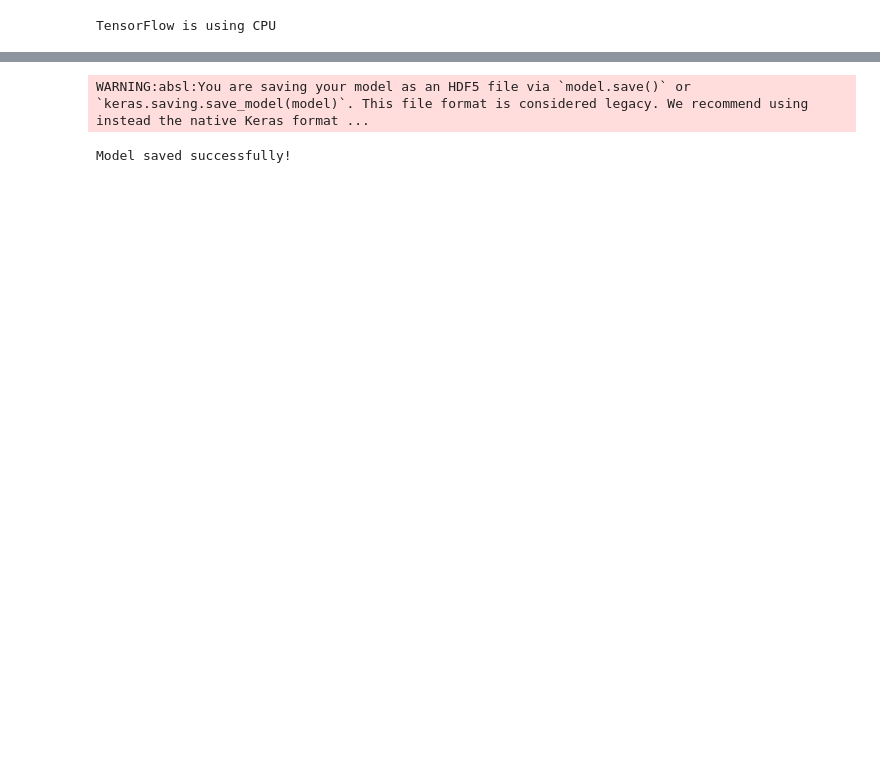
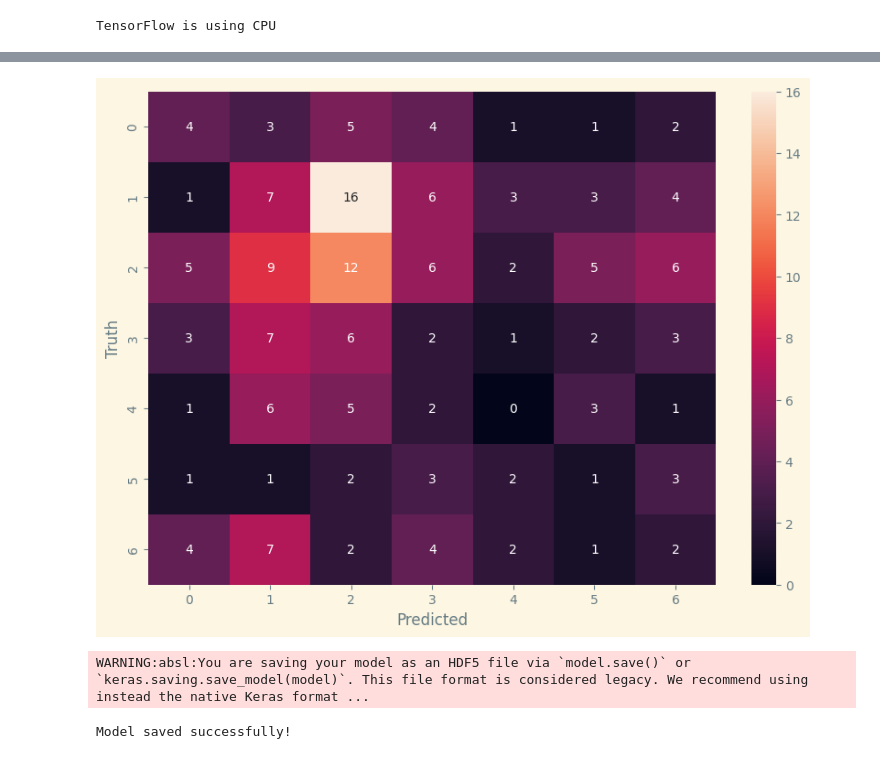
Before and after one commit to seanima9/GestureTracker, a Jupyter notebook: notebooks/model_training.ipynb, the cells around one changed output, grey strips where cells are left out. Saved outputs shown, nothing was run; the diff lists cells and outputs as text; code cells hidden in the pictures; blank space fills up the shorter version.

```diff
--- a/notebooks/model_training.ipynb
+++ b/notebooks/model_training.ipynb
@@ -40,9 +51,9 @@ test_dataset = create_and_prepare_dataset(TEST_DATA_DIR, BATCH_SIZE)
 def build_model():
     model = tf.keras.Sequential([
         tf.keras.layers.Input(shape=(63,)),
+        tf.keras.layers.Dense(128, activation='relu'),
         tf.keras.layers.Dense(1024, activation='relu'),
-        tf.keras.layers.Dense(512, activation='relu'),
-        tf.keras.layers.Dense(256, activation='relu'),
+        tf.keras.layers.Dense(32, activation='relu'),
         tf.keras.layers.Dense(7, activation='softmax')
     ])
 
@@ -55,7 +66,7 @@ def build_model():
     return model
 # %%
 def train_model(model):
-        early_stopping = tf.keras.callbacks.EarlyStopping(monitor='val_loss', patience=3,
+        early_stopping = tf.keras.callbacks.EarlyStopping(monitor='val_loss', patience=5,
                                                         restore_best_weights=True, min_delta= 0.01)
 
         model.fit(training_dataset.repeat(),
@@ -93,0 +105,16 @@ Test loss: 0.46383604407310486
+# %%
+def plot_confusion_matrix(model, test_dataset):
+    plt.style.use("Solarize_Light2")
+    y_pred = np.argmax(model.predict(test_dataset), axis=-1)
+    y_true = np.concatenate([y for x, y in test_dataset], axis=0)
+    cm = confusion_matrix(y_true, y_pred)
+
+    plt.figure(figsize=(10, 7))
+    sns.heatmap(cm, annot=True, fmt='d')
+    plt.xlabel('Predicted')
+    plt.ylabel('Truth')
+    plt.show()S
+
+
+plot_confusion_matrix(model, test_dataset)
+# %% [output]
@@ -94,3 +122,4 @@ Test loss: 0.46383604407310486
+[figure, added]
 # %%
 choice = input("Do you want to save the model? (y/n): ")
 
```
Also changed, not shown: parts of 5 cells of this notebook, 7 other files.
